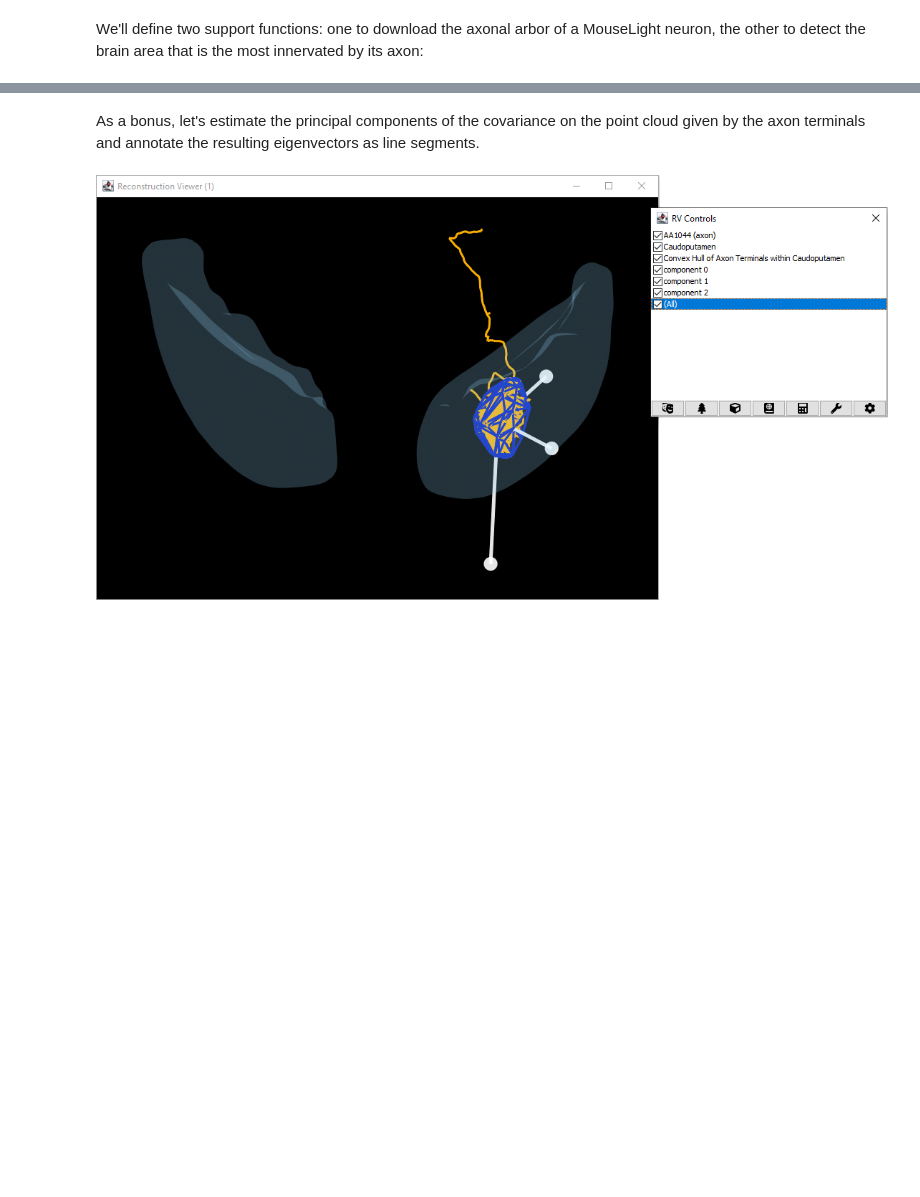
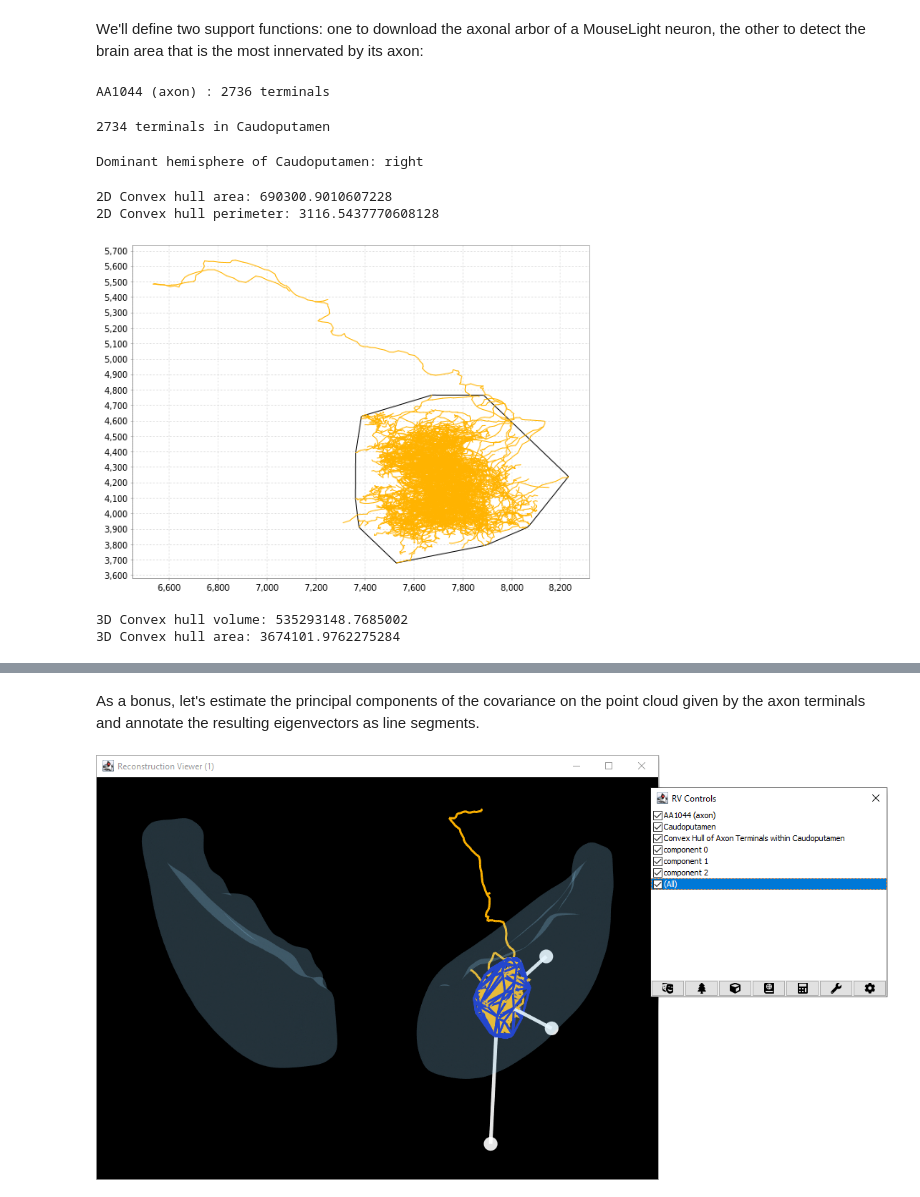
Before and after one commit to morphonets/SNT, a Jupyter notebook: notebooks/2_convex_hull.ipynb, the cells around one changed output, grey strips where cells are left out. Saved outputs shown, nothing was run; the diff lists cells and outputs as text; code cells hidden in the pictures; blank space fills up the shorter version.

```diff
--- a/notebooks/2_convex_hull.ipynb
+++ b/notebooks/2_convex_hull.ipynb
@@ -24,14 +24,20 @@ if os.path.isdir(fiji_path):
 else:
     print("Cannot proceed: Fiji not found!")
 
+ij.ui().showUI()
+
 from scyjava import jimport
 AllenCompartment = jimport('sc.fiji.snt.annotation.AllenCompartment')
 AllenUtils = jimport('sc.fiji.snt.annotation.AllenUtils')
+Annotation3D = jimport('sc.fiji.snt.viewer.Annotation3D')
+ConvexHull2D = jimport('sc.fiji.snt.analysis.ConvexHull2D')
+ConvexHull3D = jimport('sc.fiji.snt.analysis.ConvexHull3D')
 MouseLightLoader = jimport('sc.fiji.snt.io.MouseLightLoader')
 NodeStatistics = jimport('sc.fiji.snt.analysis.NodeStatistics')
 PointInImage = jimport('sc.fiji.snt.util.PointInImage')
 Tree = jimport('sc.fiji.snt.Tree')
 TreeAnalyzer = jimport('sc.fiji.snt.analysis.TreeAnalyzer')
+Viewer2D = jimport('sc.fiji.snt.viewer.Viewer2D')
 Viewer3D = jimport('sc.fiji.snt.viewer.Viewer3D')
 # %% [markdown]
 We'll define two support functions: one to download the axonal arbor of a MouseLight neuron, the other to detect the brain area that is the most innervated by its axon:
@@ -70,4 +76,53 @@ def get_compartment_terminals(tree):
     compartment_tips = compartment_dict[max_compartment]
 
     return compartment_tips, max_compartment
+# %%
+# Load the reconstruction from the MouseLight database, fetching just the axon
+tree_axon = get_axon('AA1044')
+print(tree_axon.getLabel(), ":", len(TreeAnalyzer(tree_axon).getTips()), "terminals")
+# %% [output]
+AA1044 (axon) : 2736 terminals
+# %%
+# Get the compartment with the maximum number of axon terminals
+axon_terminals, compartment = get_compartment_terminals(tree_axon)
+print(str(len(axon_terminals)) + " terminals in " + str(compartment.name()))
+# %% [output]
+2734 terminals in Caudoputamen
+# %%
+# We can get the dominant hemi-half of the target compartment using AllenUtils
+axon_terminals_coords = [[t.getX(), t.getY(), t.getZ()] for t in axon_terminals]
+centroid = np.mean(axon_terminals_coords, axis=0)
+hemisphere = "left" if AllenUtils.isLeftHemisphere(centroid[0], centroid[1], centroid[2]) else "right"
+print(f"Dominant hemisphere of {compartment.name()}: " + hemisphere)
+# %% [output]
+Dominant hemisphere of Caudoputamen: right
+# %%
+# Now compute the convex hulls
+# If we compute a 2D convex hull over a 3D Tree, z coordinates are ignored
+axon_hull_2D = ConvexHull2D(axon_terminals, True) # compute size
+# We have to call compute() to generate the hull
+axon_hull_2D.compute()
+# size corresponds to volume in 3D, area in 2D
+# boundarySize corresponds to area in 3D, perimeter in 2D
+print("2D Convex hull area: " + str(axon_hull_2D.size()))
+print("2D Convex hull perimeter: " + str(axon_hull_2D.boundarySize()))
+viewer2d = Viewer2D(ij.getContext())
+viewer2d.add(tree_axon)
+viewer2d.addPolygon(axon_hull_2D.getPolygon(), "Convex Hull 2D Projection")
+viewer2d.show()
+
+# from IPython.display import Image, display
+# display(Image(filename=r"./images/convexhull2D.png",  width=500))
+# %% [output]
+2D Convex hull area: 690300.9010607228
+2D Convex hull perimeter: 3116.5437770608128
+[figure, added]
+# %%
+axon_hull_3D = ConvexHull3D(axon_terminals, True) # compute size
+axon_hull_3D.compute()
+print("3D Convex hull volume: " + str(axon_hull_3D.size()))
+print("3D Convex hull area: " + str(axon_hull_3D.boundarySize()))
+# %% [output]
+3D Convex hull volume: 535293148.7685002
+3D Convex hull area: 3674101.9762275284
 # %%
```
Also changed, not shown: parts of 4 cells of this notebook.
